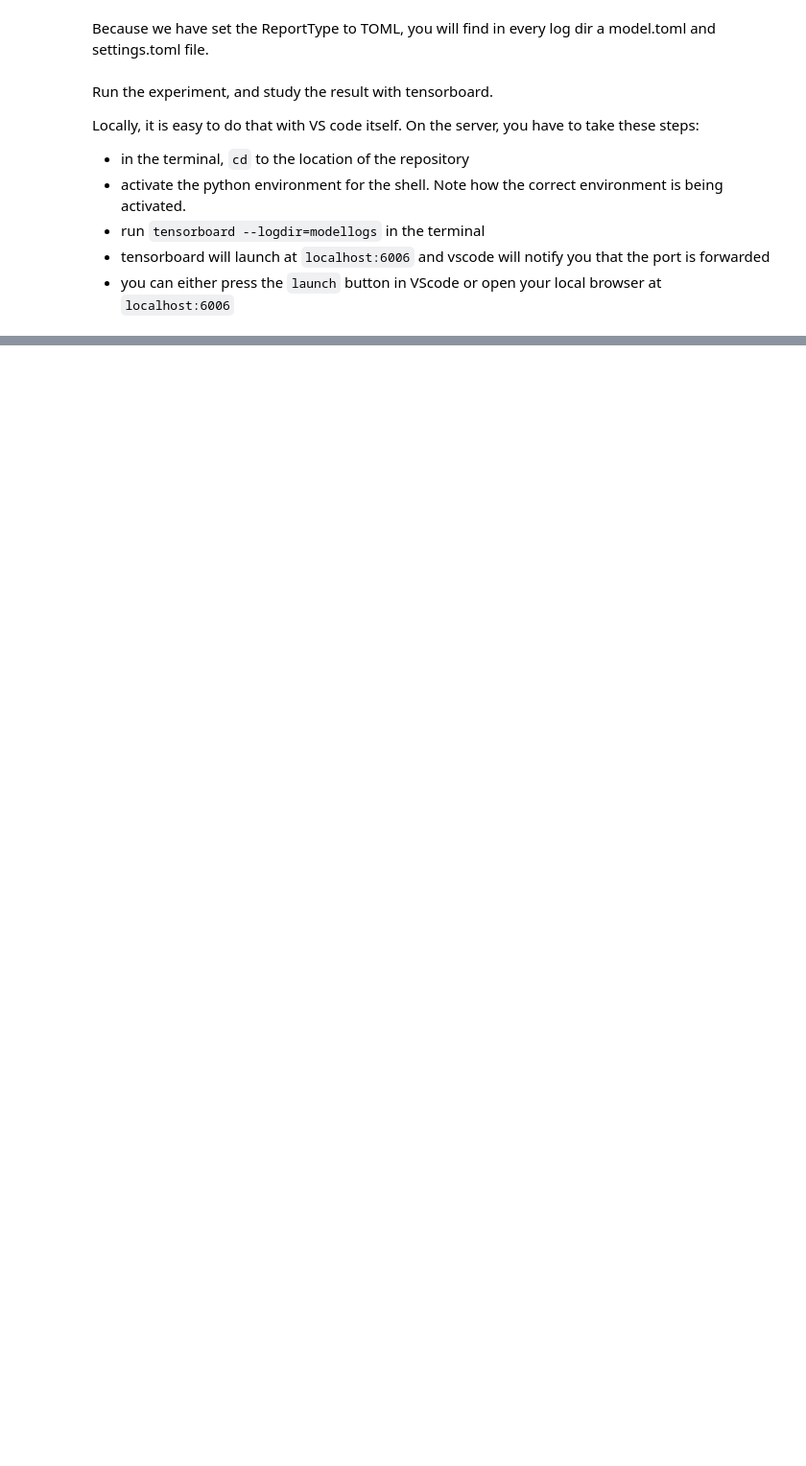
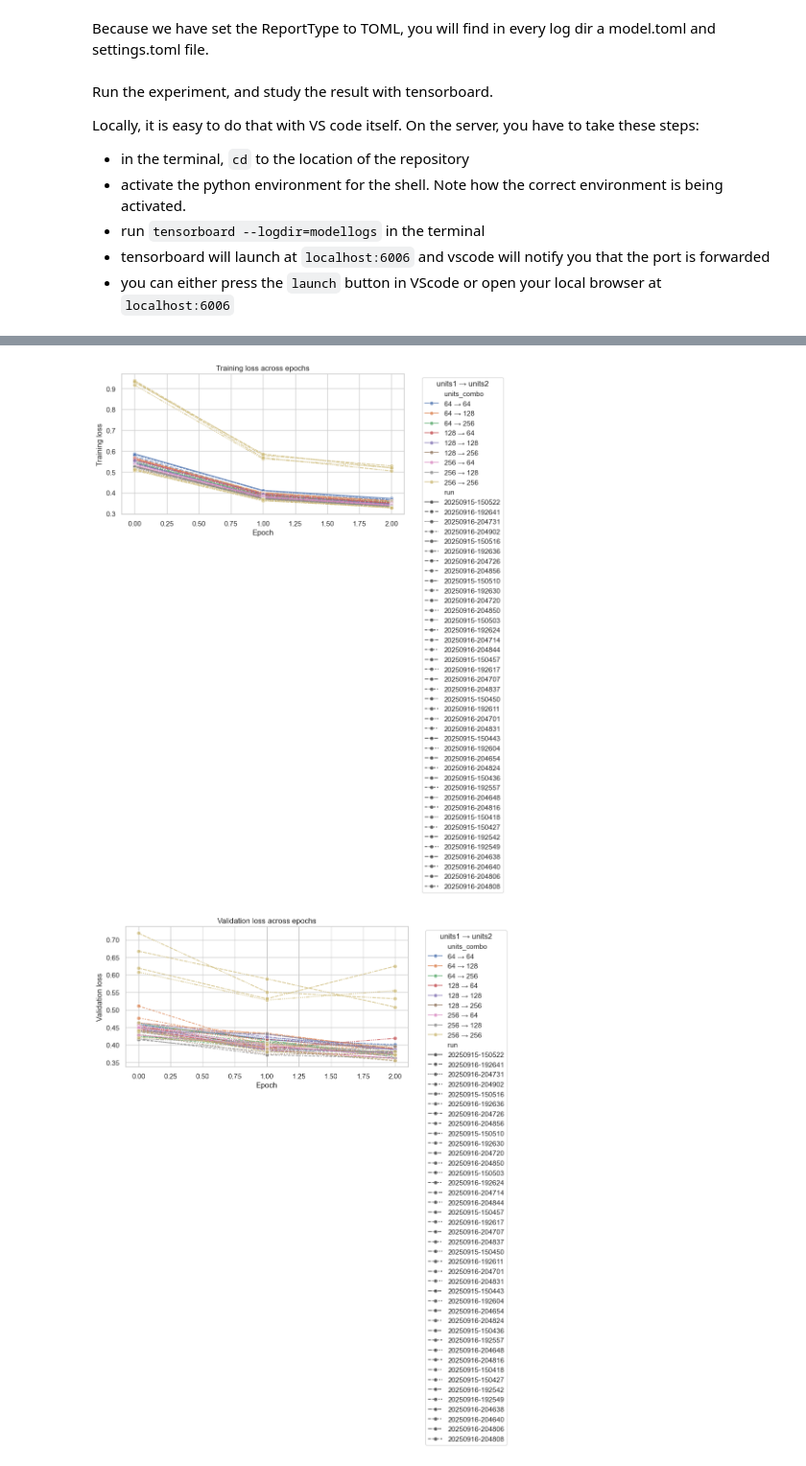
Before and after one commit to christelvanharen/MADS-ML-CVH, a Jupyter notebook: 1-hypertuning-gridsearch/notebook.ipynb, the cells around one changed output, grey strips where cells are left out. Shown at 96% size. Drawn from its saved outputs; the diff is of its cells as text; code cells hidden in the pictures; blank space fills up the shorter version.

```diff
--- a/1-hypertuning-gridsearch/notebook.ipynb
+++ b/1-hypertuning-gridsearch/notebook.ipynb
@@ -210,0 +339,29 @@ Locally, it is easy to do that with VS code itself. On the server, you have to t
+# %%
+def plot_metric(tag: str, ylabel: str) -> None:
+    metric_df = history_df[history_df["tag"] == tag]
+    if metric_df.empty:
+        raise KeyError(f"No scalar data found for {tag!r}.")
+
+    fig, ax = plt.subplots(figsize=(8, 4))
+    sns.lineplot(
+        data=metric_df,
+        x="step",
+        y="value",
+        hue="units_combo",
+        style="run",
+        marker="o",
+        alpha=0.7,
+        ax=ax,
+    )
+    ax.set_xlabel("Epoch")
+    ax.set_ylabel(ylabel)
+    ax.set_title(f"{ylabel} across epochs")
+    ax.legend(title="units1 → units2", bbox_to_anchor=(1.05, 1), loc="upper left")
+    plt.tight_layout()
+
+plot_metric("Loss/train", "Training loss")
+plot_metric("Loss/test", "Validation loss")
+plot_metric("metric/Accuracy", "Validation accuracy")
+# %% [output]
+[figure, added]
+[figure, added]
```
Also changed, not shown: parts of 11 cells of this notebook, 1 other file.
